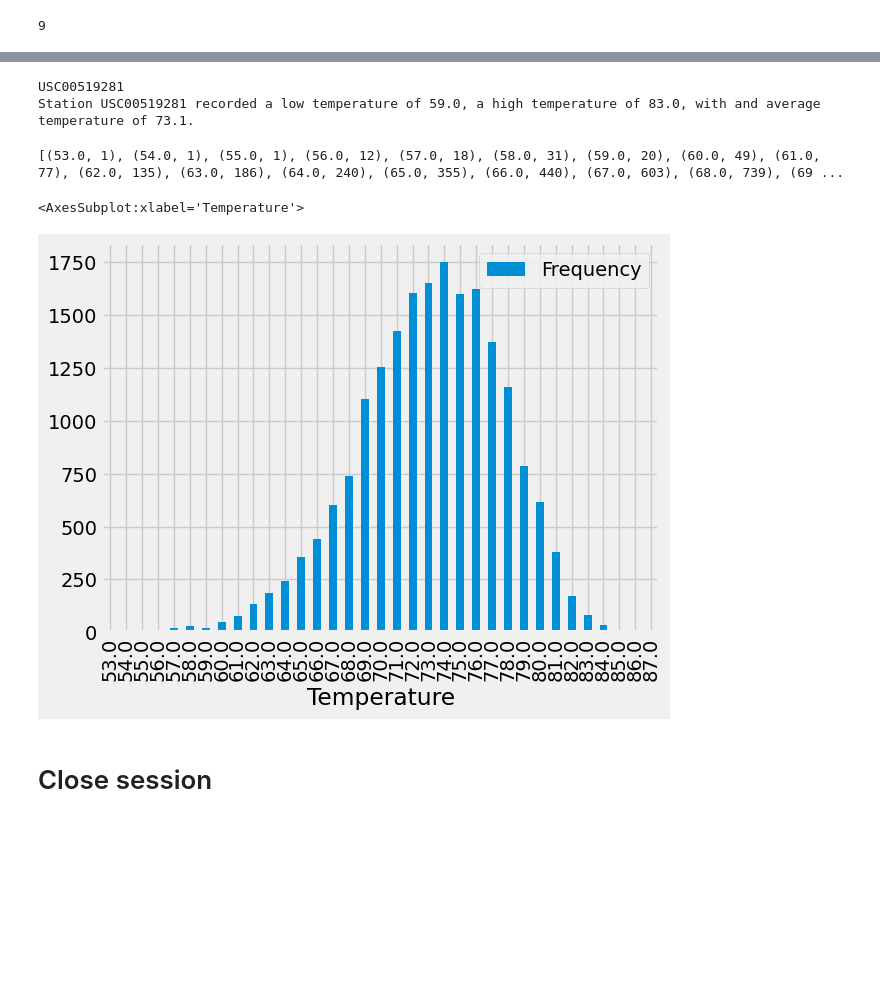
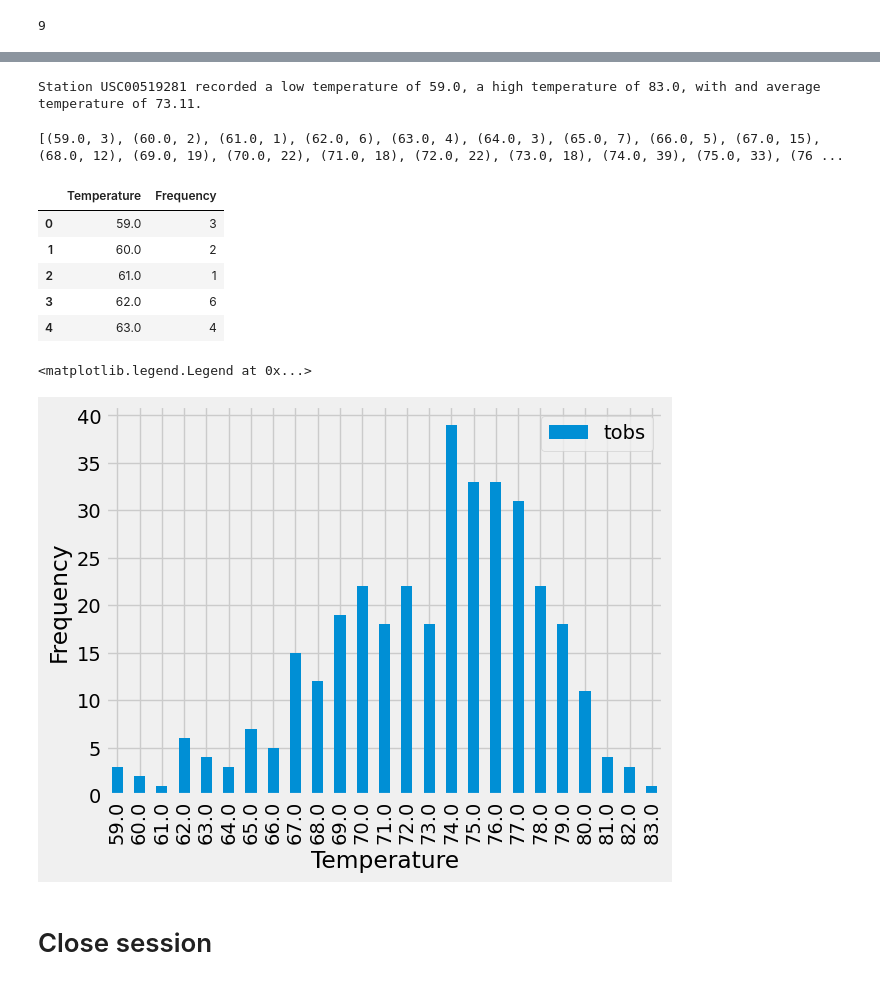
Before and after one commit to bjhepburn/sqlalchemy_challenge, a Jupyter notebook: HangTen/climate_starter.ipynb, the cells around one changed output, grey strips where cells are left out. Cells and saved outputs as stored; diff of their text form; code cells hidden in the pictures; blank space fills up the shorter version.

```diff
--- a/HangTen/climate_starter.ipynb
+++ b/HangTen/climate_starter.ipynb
@@ -114,24 +103,29 @@ The station with the most activity in USC00519281 with 2772 records.
 # %%
 # Using the most active station id from the previous query, calculate the lowest, highest, and average temperature.
 active_station = station_activity[0][0]
-low = session.query(func.min(Measurement.tobs)).filter(Measurement.station == active_station).filter(Measurement.date > query_date).all()
-high = session.query(func.max(Measurement.tobs)).filter(Measurement.station == active_station).filter(Measurement.date > query_date).all()
-avg = session.query(func.avg(Measurement.tobs)).filter(Measurement.station == active_station).filter(Measurement.date > query_date).all()
-print(f'Station {active_station} recorded a low temperature of {low[0][0]}, a high temperature of {high[0][0]}, with and average temperature of {round(avg[0][0],2)}.')
+low = session.query(func.min(Measurement.tobs)).filter(Measurement.station == active_station).filter(Measurement.date >= query_date).all()
+high = session.query(func.max(Measurement.tobs)).filter(Measurement.station == active_station).filter(Measurement.date >= query_date).all()
+avg = session.query(func.avg(Measurement.tobs)).filter(Measurement.station == active_station).filter(Measurement.date >= query_date).all()
+print(f'Station {active_station} recorded a low temperature of {low[0][0]}, a high temperature \
+of {high[0][0]}, with and average temperature of {round(avg[0][0],2)}.')
 # %% [output]
-USC00519281
-Station USC00519281 recorded a low temperature of 59.0, a high temperature of 83.0, with and average temperature of 73.1.
+Station USC00519281 recorded a low temperature of 59.0, a high temperature of 83.0, with and average temperature of 73.11.
 # %%
 # Using the most active station id
 # Query the last 12 months of temperature observation data for this station and plot the results as a histogram
-tobs_count = session.query(Measurement.tobs, func.count(Measurement.tobs)).group_by(Measurement.tobs).all()
+tobs_count = session.query(Measurement.tobs, func.count(Measurement.tobs)).filter(Measurement.station == active_station).\
+    filter(Measurement.date >= query_date).group_by(Measurement.tobs)\
+    .all()
 print(tobs_count)
 # %% [output]
-[(53.0, 1), (54.0, 1), (55.0, 1), (56.0, 12), (57.0, 18), (58.0, 31), (59.0, 20), (60.0, 49), (61.0, 77), (62.0, 135), (63.0, 186), (64.0, 240), (65.0, 355), (66.0, 440), (67.0, 603), (68.0, 739), (69 ...
+[(59.0, 3), (60.0, 2), (61.0, 1), (62.0, 6), (63.0, 4), (64.0, 3), (65.0, 7), (66.0, 5), (67.0, 15), (68.0, 12), (69.0, 19), (70.0, 22), (71.0, 18), (72.0, 22), (73.0, 18), (74.0, 39), (75.0, 33), (76 ...
 # %%
-ticks=[60,65,70,75,80]
 tobs_df = pd.DataFrame(tobs_count, columns=['Temperature','Frequency'])
-tobs_df.plot(kind='bar', x='Temperature')
+tobs_df.head()
 # %% [output]
-<AxesSubplot:xlabel='Temperature'>
-[figure, removed]
+|  | Temperature | Frequency |
+| 0 | 59.0 | 3 |
+| 1 | 60.0 | 2 |
+| 2 | 61.0 | 1 |
+| 3 | 62.0 | 6 |
+| 4 | 63.0 | 4 |
@@ -138,3 +145,12 @@ tobs_df.plot(kind='bar', x='Temperature')
+# %%
+
+tobs_df.plot(kind='bar', x='Temperature')
+plt.xlabel('Temperature')
+plt.ylabel('Frequency')
+plt.legend(['tobs'])
+# %% [output]
+<matplotlib.legend.Legend at 0x...>
+[figure, added]
 # %% [markdown]
 # Close session
 # %%
```
Also changed, not shown: parts of 8 cells of this notebook, 1 other file.
